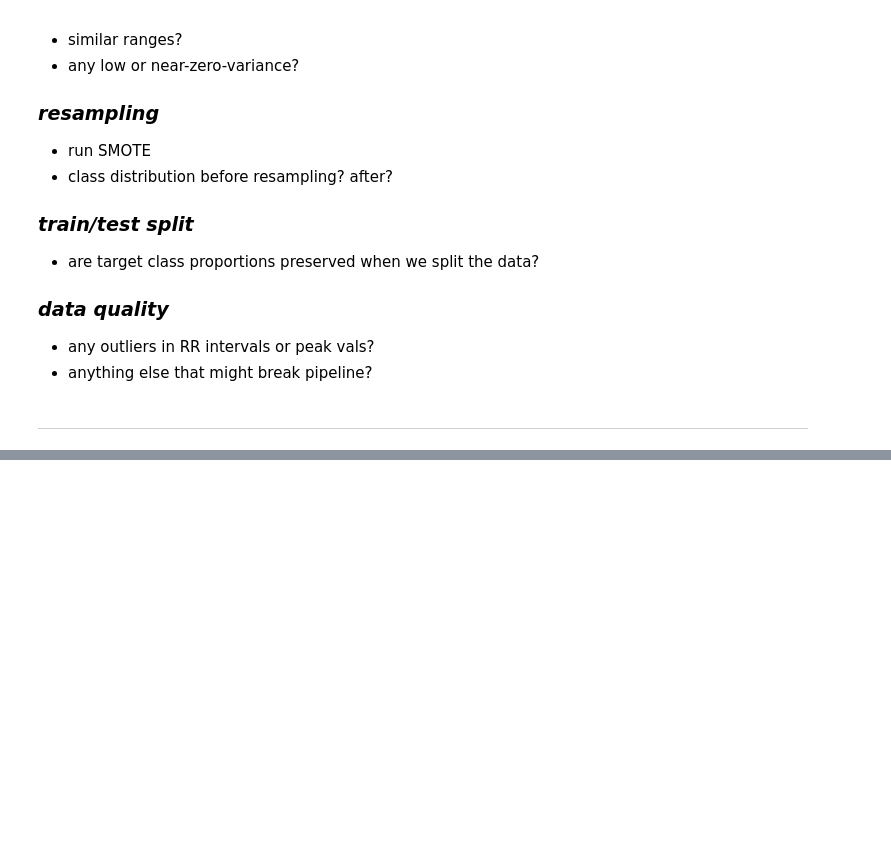
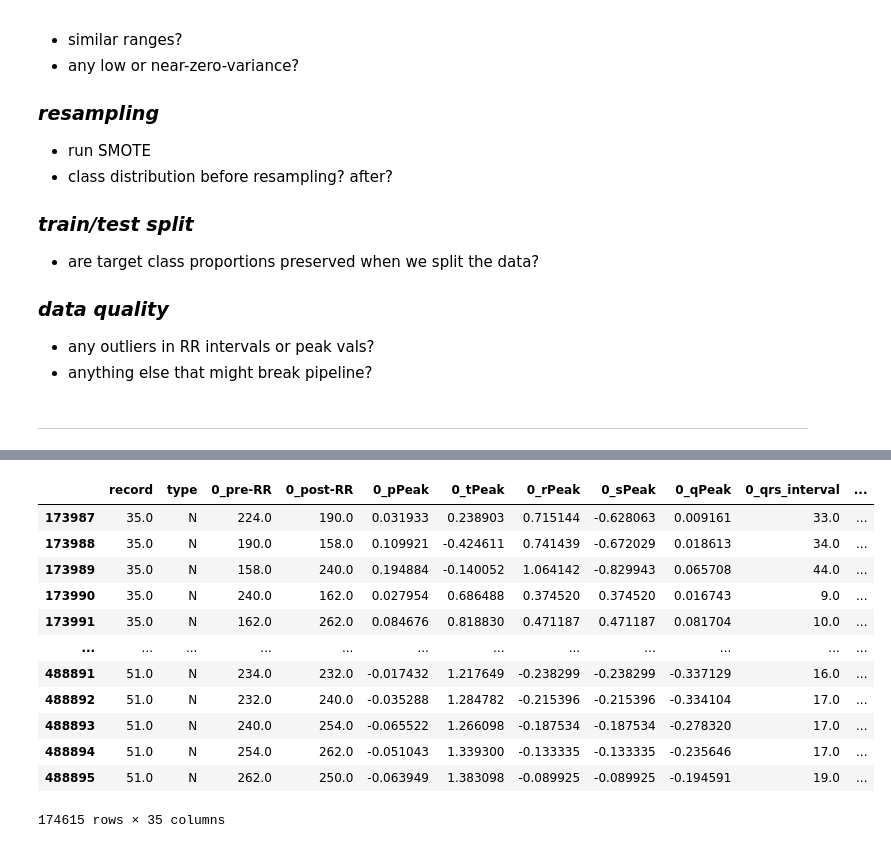
Before and after one commit to dcgale/heartbeat, a Jupyter notebook: notebooks/01-eda.ipynb, the cells around one changed output, grey strips where cells are left out. Drawn from its saved outputs; the diff is of its cells as text; code cells hidden in the pictures; blank space fills up the shorter version.

```diff
--- a/notebooks/01-eda.ipynb
+++ b/notebooks/01-eda.ipynb
@@ -50,0 +161,18 @@ import matplotlib.pyplot as plt
+# %%
+holter[
+    holter['record'].notnull() & holter['1_pre-RR'].isnull()
+]
+# %% [output]
+|  | record | type | 0_pre-RR | 0_post-RR | 0_pPeak | 0_tPeak | 0_rPeak | 0_sPeak | 0_qPeak | 0_qrs_interval | ... |
+| 173987 | 35.0 | N | 224.0 | 190.0 | 0.031933 | 0.238903 | 0.715144 | -0.628063 | 0.009161 | 33.0 | ... |
+| 173988 | 35.0 | N | 190.0 | 158.0 | 0.109921 | -0.424611 | 0.741439 | -0.672029 | 0.018613 | 34.0 | ... |
+| 173989 | 35.0 | N | 158.0 | 240.0 | 0.194884 | -0.140052 | 1.064142 | -0.829943 | 0.065708 | 44.0 | ... |
+| 173990 | 35.0 | N | 240.0 | 162.0 | 0.027954 | 0.686488 | 0.374520 | 0.374520 | 0.016743 | 9.0 | ... |
+| 173991 | 35.0 | N | 162.0 | 262.0 | 0.084676 | 0.818830 | 0.471187 | 0.471187 | 0.081704 | 10.0 | ... |
+| ... | ... | ... | ... | ... | ... | ... | ... | ... | ... | ... | ... |
+| 488891 | 51.0 | N | 234.0 | 232.0 | -0.017432 | 1.217649 | -0.238299 | -0.238299 | -0.337129 | 16.0 | ... |
+| 488892 | 51.0 | N | 232.0 | 240.0 | -0.035288 | 1.284782 | -0.215396 | -0.215396 | -0.334104 | 17.0 | ... |
+| 488893 | 51.0 | N | 240.0 | 254.0 | -0.065522 | 1.266098 | -0.187534 | -0.187534 | -0.278320 | 17.0 | ... |
+| 488894 | 51.0 | N | 254.0 | 262.0 | -0.051043 | 1.339300 | -0.133335 | -0.133335 | -0.235646 | 17.0 | ... |
+| 488895 | 51.0 | N | 262.0 | 250.0 | -0.063949 | 1.383098 | -0.089925 | -0.089925 | -0.194591 | 19.0 | ... |
+174615 rows × 35 columns
```
Also changed, not shown: parts of 31 cells of this notebook.
